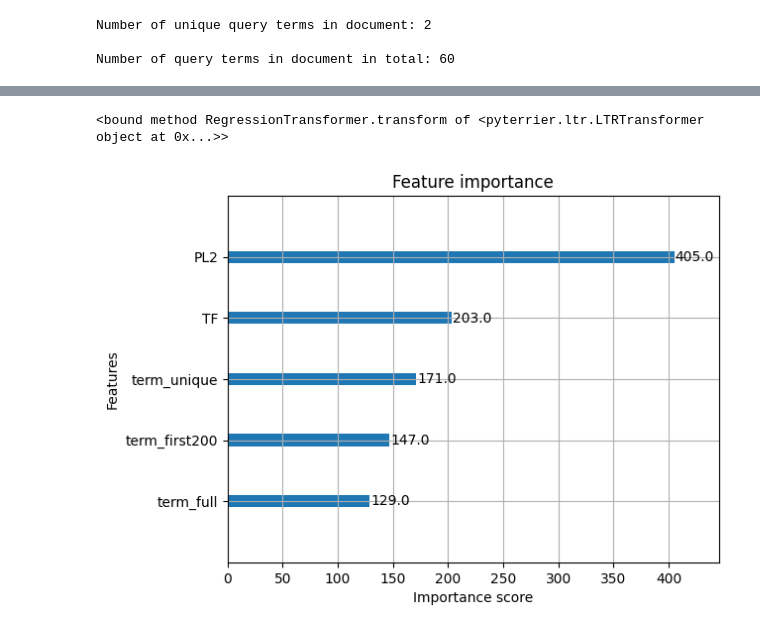
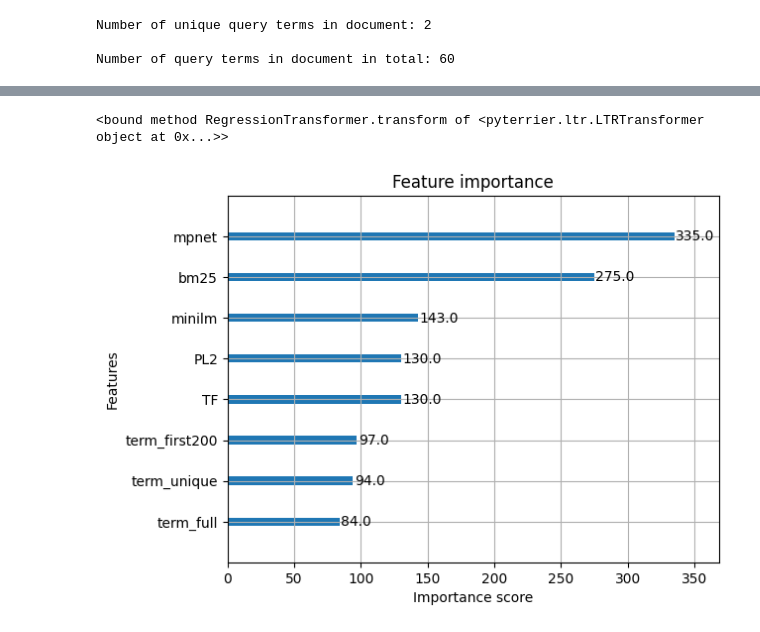
Before and after one commit to firefly-code/InformationRetrival, a Jupyter notebook: custom_features_n.ipynb, the cells around one changed output, grey strips where cells are left out. Cells and saved outputs as stored; diff of their text form; code cells hidden in the pictures.

Commit message:
Adding the 2 Bert model features and changeing pipeline to only take the union of top 100 of bm24 tf and pl2

```diff
--- a/custom_features_n.ipynb
+++ b/custom_features_n.ipynb
@@ -120,0 +144,5 @@ def query_coverage_first_200(row, meta_index):
+# %%
+from sentence_transformers import SentenceTransformer
+
+sbert_minilm = SentenceTransformer("all-MiniLM-L6-v2")
+sbert_mpnet = SentenceTransformer("all-mpnet-base-v2")
@@ -121,3 +163,17 @@ def query_coverage_first_200(row, meta_index):
+# %%
+def cosine_bert_mpnet(row, meta_index):
+    docno = row["docno"]
+    docid = meta_index.getDocument("docno", docno)
+    if docid == -1:
+        return 0.0
+
+    body = meta_index.getItem("body", docid) or ""
+    query = row.get("query","")
+
+    body_emb = sbert_mpnet.encode(body)
+    query_emb = sbert_mpnet.encode(query)
+
+    return cosine_sim(query_emb,body_emb)
 # %%
 #Testing the functions on an example:
 docid = 0
@@ -156,7 +212,17 @@ custom_feature_transformer_full = pt.apply.doc_score(
 custom_feature_coverage_200 = pt.apply.doc_score(
     lambda row: query_coverage_first_200(row, meta_index)
 )
+
+custom_feature_minilm = pt.apply.doc_score(
+    lambda row: cosine_bert_minilm(row, meta_index)
+)
+
+custom_feature_mpnet = pt.apply.doc_score(
+    lambda row: cosine_bert_mpnet(row, meta_index)
+)
 # %%
+pt.terrier.set_property("index.meta.data-source", "fileinmem")
+
 topics = ds.get_topics().rename(columns={"title": "query"})
 topics["query"] = topics["query"].apply(lambda x: re.sub(r'[^A-Za-z0-9 ]+', ' ', x))
 qrels = ds.get_qrels()
@@ -167,14 +233,21 @@ valid_topics = topics.iloc[split:]
 train_qrels = qrels[qrels["qid"].isin(train_topics["qid"])]
 valid_qrels = qrels[qrels["qid"].isin(valid_topics["qid"])]
 
-
+pt.logging("INFO")
 bm25 = pt.terrier.Retriever(index_ref, wmodel="BM25")
 tf = pt.terrier.Retriever(index_ref, wmodel="Tf")
 pl2 = pt.terrier.Retriever(index_ref, wmodel="PL2")
 
+candidate_retrieval = (bm25 % 100) | (tf % 100) | (pl2 % 100)
+
+bm25_scorer = pt.text.scorer(body_attr="body", wmodel="BM25")
+tf_scorer = pt.text.scorer(body_attr="body", wmodel="Tf")
+pl2_scorer = pt.text.scorer(body_attr="body", wmodel="PL2")
+
+
 features = []
 
-pipeline = bm25 >> (tf ** pl2 ** custom_feature_transformer_unique ** custom_feature_transformer_full**custom_feature_coverage_200)
+pipeline = candidate_retrieval >> pt.text.get_text(index_ref, "body") >>  (bm25_scorer ** tf_scorer ** pl2_scorer ** custom_feature_transformer_unique ** custom_feature_transformer_full**custom_feature_coverage_200**custom_feature_minilm**custom_feature_mpnet)
 
 xgb_ranker = xgb.XGBRanker(
     objective="rank:ndcg",
@@ -218,17 +324,17 @@ print(results.head(10))
 # %%
 # Weight: Number of times a feature is used in splits.
 # Gain: Average improvement in the loss function when the feature is used.
 # Cover: Average number of samples affected by splits using the feature.
 
 print(ltr_pipeline[-1].transform)
 skle = ltr_pipeline[-1].learner
 xgboo = skle.get_booster()
-xgboo.feature_names = ["TF","PL2","term_unique","term_full","term_first200"]
+xgboo.feature_names = ["bm25","TF","PL2","term_unique","term_full","term_first200","minilm","mpnet"]
 xgb.plot_importance(xgboo,importance_type = "weight")
 plt.show()
 # %% [output]
 <bound method RegressionTransformer.transform of <pyterrier.ltr.LTRTransformer object at 0x...>>
-[figure, old version]
+[figure, new version]
 # %%
 xgb.plot_importance(xgboo,importance_type = "gain")
 plt.show()
```
Also changed, not shown: parts of 10 cells of this notebook, 2 other files.
